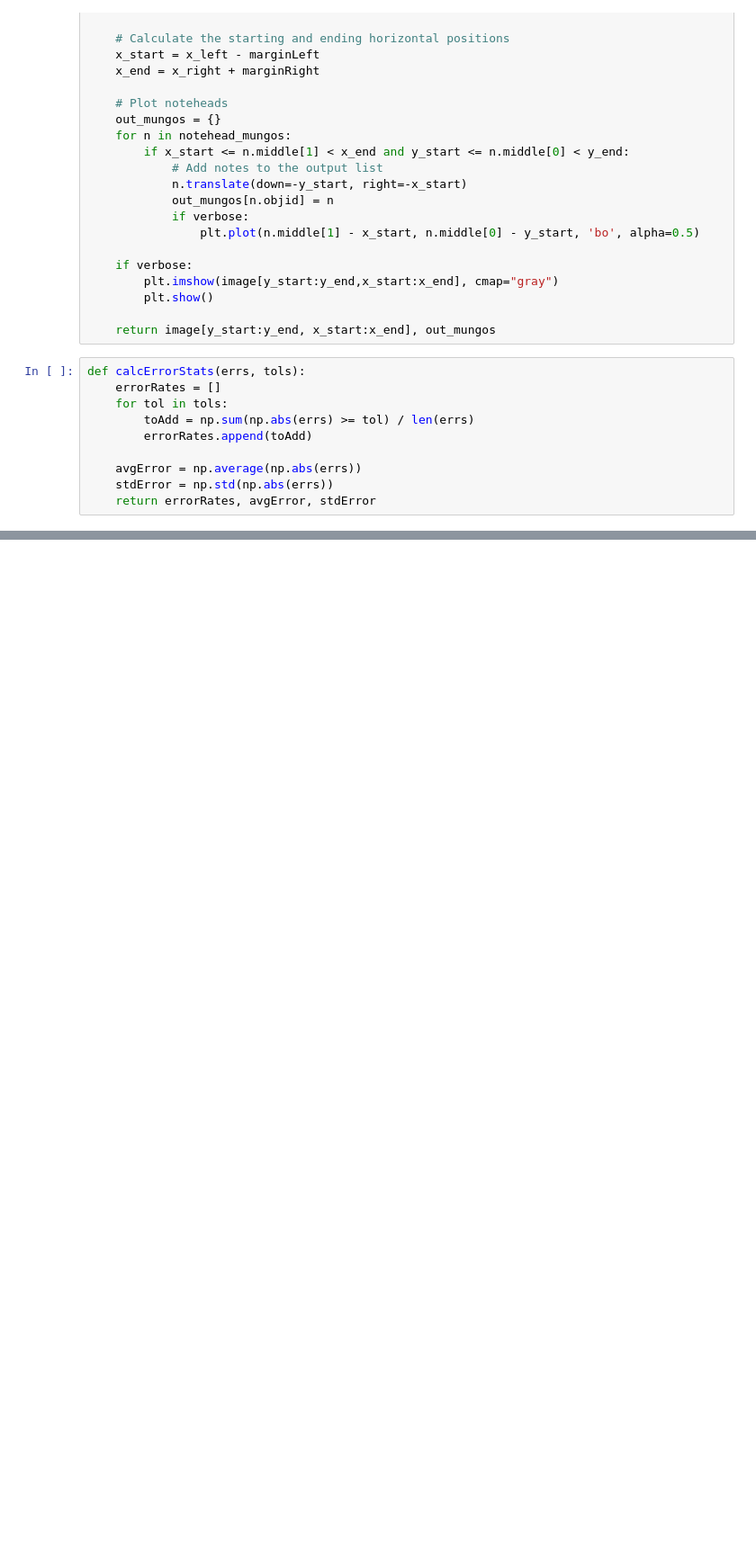
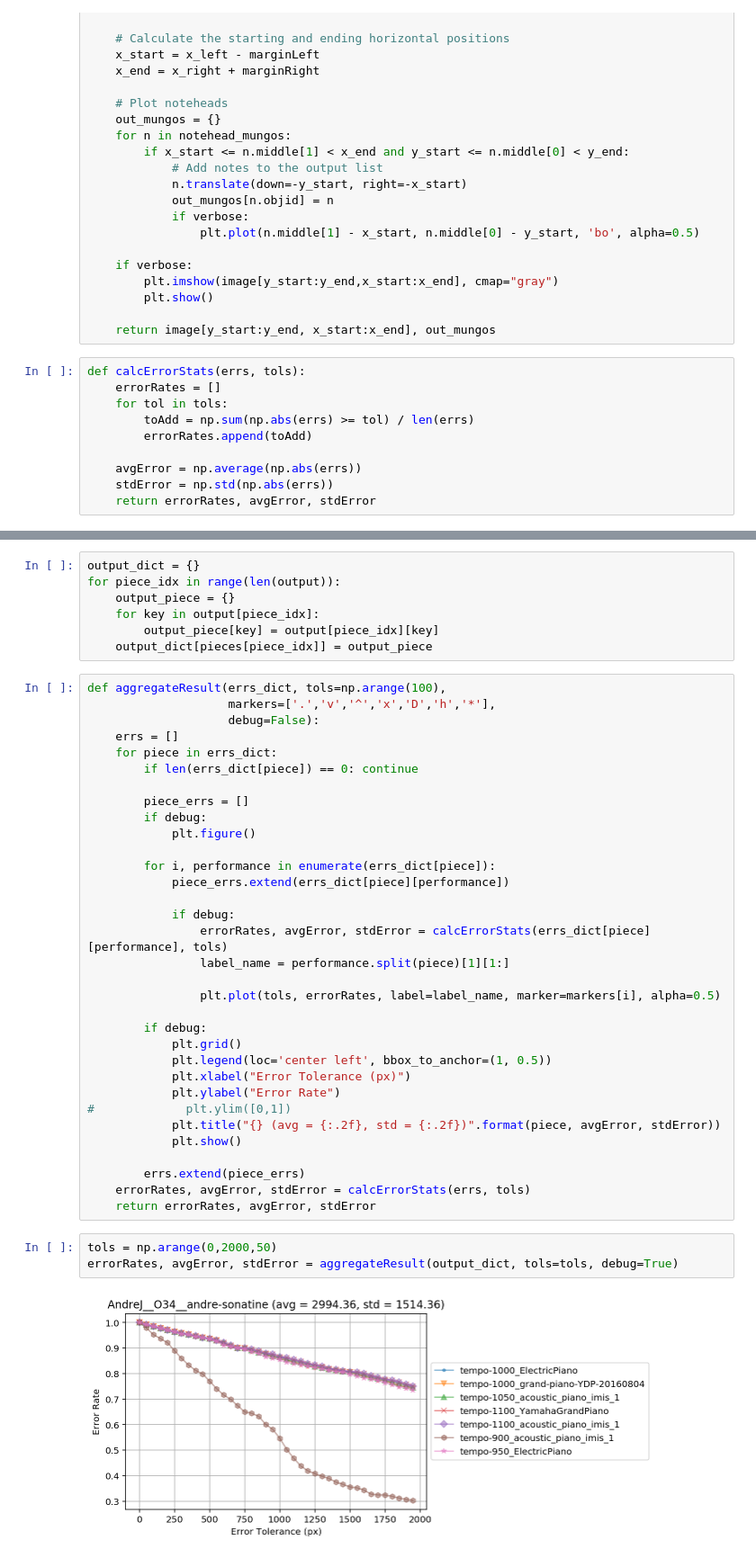
Before and after one commit to mjenrungrot/salience_sheet_following, a Jupyter notebook: 04_Evaluate.ipynb, the cells around one changed output, grey strips where cells are left out. Shown at 90% size. Cells and saved outputs as stored; diff of their text form; blank space fills up the shorter version.

Commit message:
Sample output

```diff
--- a/04_Evaluate.ipynb
+++ b/04_Evaluate.ipynb
@@ -263,0 +226,45 @@ rescaled_spec_loc
+# %%
+output_dict = {}
+for piece_idx in range(len(output)):
+    output_piece = {}
+    for key in output[piece_idx]:
+        output_piece[key] = output[piece_idx][key]
+    output_dict[pieces[piece_idx]] = output_piece
+# %%
+def aggregateResult(errs_dict, tols=np.arange(100),
+                    markers=['.','v','^','x','D','h','*'],
+                    debug=False):
+    errs = []
+    for piece in errs_dict:
+        if len(errs_dict[piece]) == 0: continue
+
+        piece_errs = []
+        if debug:
+            plt.figure()
+
+        for i, performance in enumerate(errs_dict[piece]):
+            piece_errs.extend(errs_dict[piece][performance])
+
+            if debug:
+                errorRates, avgError, stdError = calcErrorStats(errs_dict[piece][performance], tols)
+                label_name = performance.split(piece)[1][1:]
+
+                plt.plot(tols, errorRates, label=label_name, marker=markers[i], alpha=0.5)
+
+        if debug:
+            plt.grid()
+            plt.legend(loc='center left', bbox_to_anchor=(1, 0.5))
+            plt.xlabel("Error Tolerance (px)")
+            plt.ylabel("Error Rate")
+#             plt.ylim([0,1])
+            plt.title("{} (avg = {:.2f}, std = {:.2f})".format(piece, avgError, stdError))
+            plt.show()
+
+        errs.extend(piece_errs)
+    errorRates, avgError, stdError = calcErrorStats(errs, tols)
+    return errorRates, avgError, stdError
+# %%
+tols = np.arange(0,2000,50)
+errorRates, avgError, stdError = aggregateResult(output_dict, tols=tols, debug=True)
+# %% [output]
+[figure, added]
```
Also changed, not shown: parts of 11 cells of this notebook, 1 other file.
